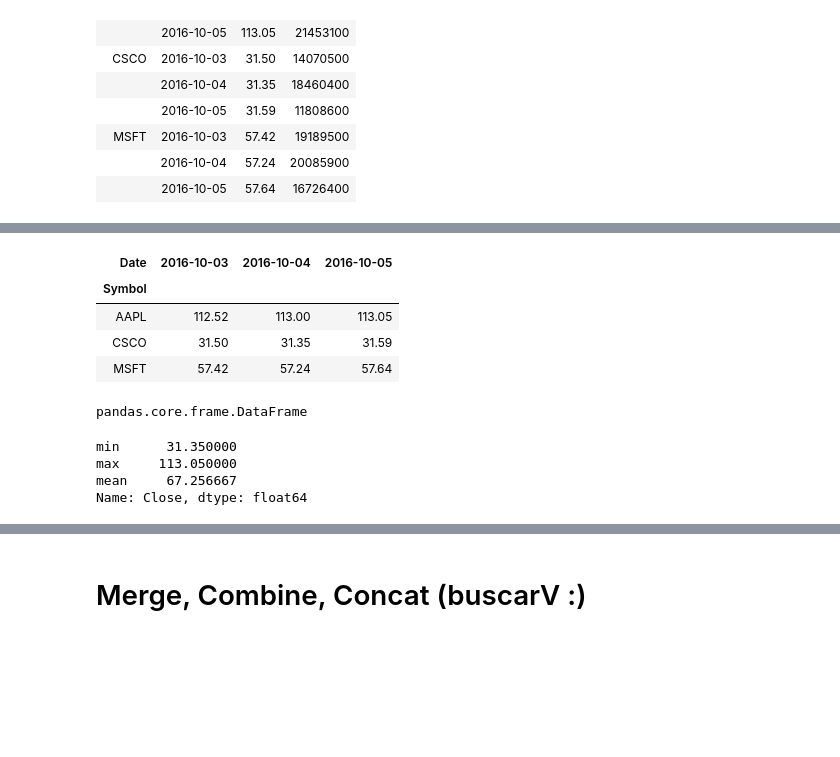
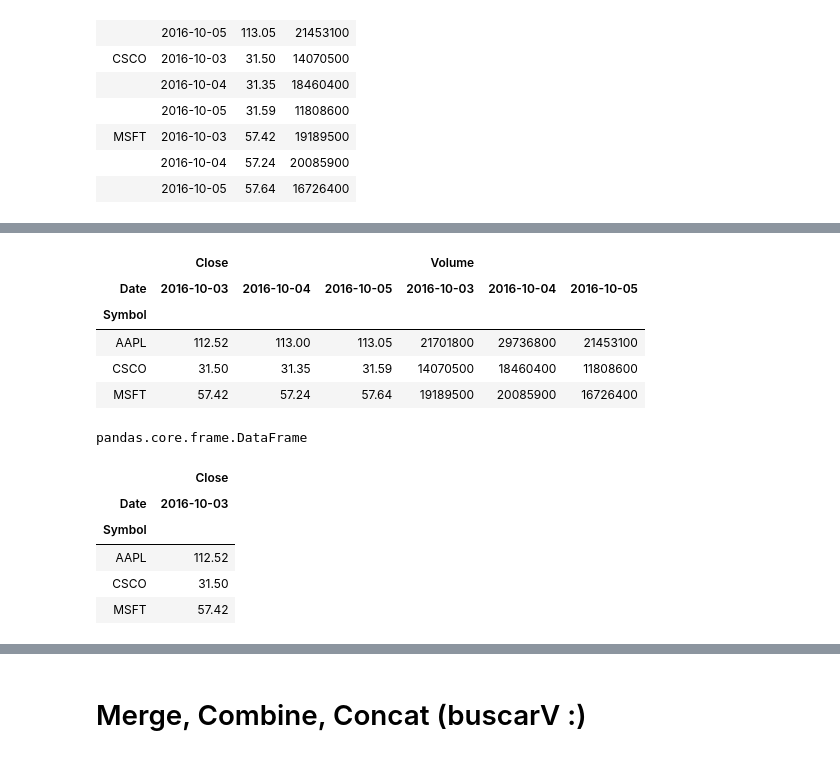
Before and after one commit to RafaelHarispe/WorkShopDS, a Jupyter notebook: Multi Index GrpBy.ipynb, the cells around one changed output, grey strips where cells are left out. Cells and saved outputs as stored; diff of their text form; code cells hidden in the pictures; blank space fills up the shorter version.

Commit message:
Pronto GrpByy Pivot

```diff
--- a/Multi Index GrpBy.ipynb
+++ b/Multi Index GrpBy.ipynb
@@ -105,10 +207,11 @@ AttributeError: 'Index' object has no attribute 'remove_unused_levels'
 # %%
-df = stocks.pivot_table(values = 'Close', index = 'Symbol', columns = 'Date')
-df
+pt = stocks.pivot_table(values = ['Close', 'Volume'], index = 'Symbol', columns = 'Date')
+pt
 # %% [output]
-| Date | 2016-10-03 | 2016-10-04 | 2016-10-05 |
-| Symbol |  |  |  |
-| AAPL | 112.52 | 113.00 | 113.05 |
-| CSCO | 31.50 | 31.35 | 31.59 |
-| MSFT | 57.42 | 57.24 | 57.64 |
+|  | Close |  |  | Volume |  |  |
+| Date | 2016-10-03 | 2016-10-04 | 2016-10-05 | 2016-10-03 | 2016-10-04 | 2016-10-05 |
+| Symbol |  |  |  |  |  |  |
+| AAPL | 112.52 | 113.00 | 113.05 | 21701800 | 29736800 | 21453100 |
+| CSCO | 31.50 | 31.35 | 31.59 | 14070500 | 18460400 | 11808600 |
+| MSFT | 57.42 | 57.24 | 57.64 | 19189500 | 20085900 | 16726400 |
 # %%
@@ -116,10 +219,12 @@ type(df)
 # %% [output]
 pandas.core.frame.DataFrame
-# %%
-grpFrame
-# %% [output]
-min      31.350000
-max     113.050000
-mean     67.256667
-Name: Close, dtype: float64
+# %%
+pt.loc[:,('Close', '2016-10-03')]
+# %% [output]
+|  | Close |
+| Date | 2016-10-03 |
+| Symbol |  |
+| AAPL | 112.52 |
+| CSCO | 31.50 |
+| MSFT | 57.42 |
 # %%
```
Also changed, not shown: parts of 39 cells of this notebook, 3 other files.
